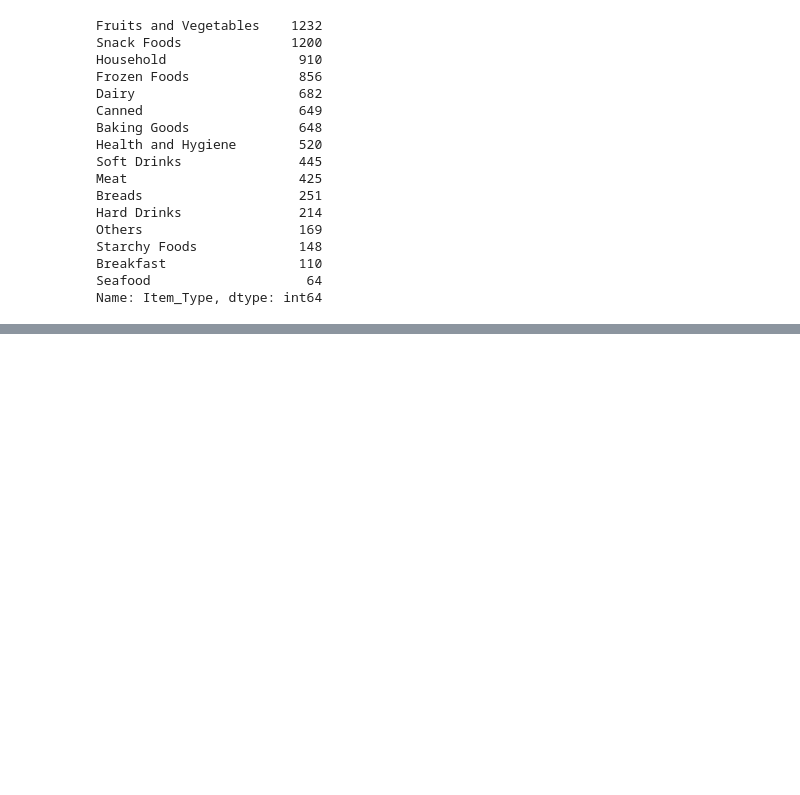
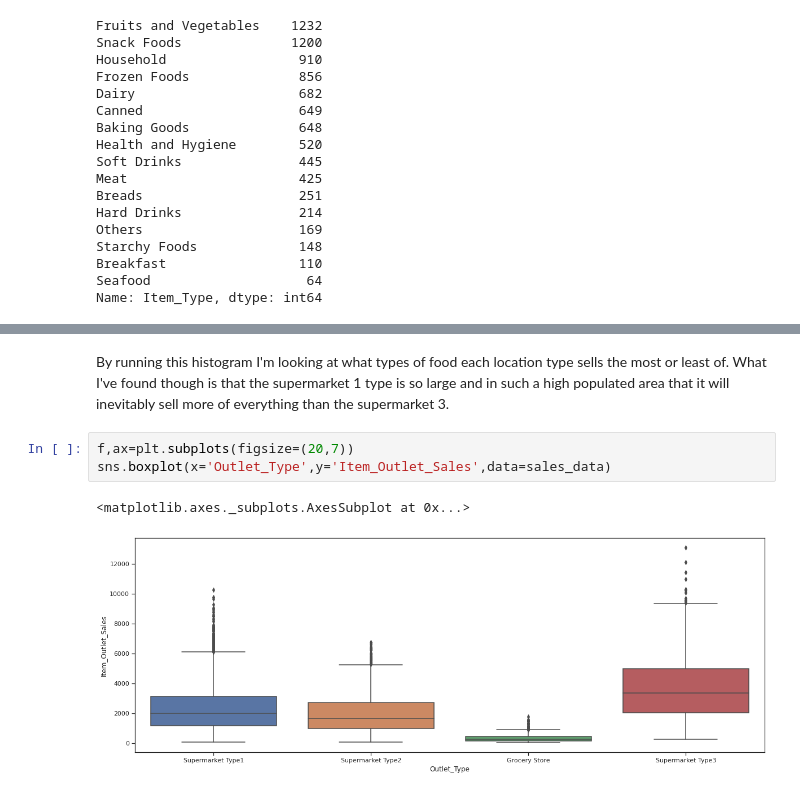
Before and after one commit to meburns2011/Food-Sales-Predictions, a Jupyter notebook: Food_Sales_Predictions.ipynb, the cells around one changed output, grey strips where cells are left out. Drawn from its saved outputs; the diff is of its cells as text; blank space fills up the shorter version.

```diff
--- a/Food_Sales_Predictions.ipynb
+++ b/Food_Sales_Predictions.ipynb
@@ -268,0 +313,8 @@ Name: Item_Type, dtype: int64
+# %% [markdown]
+By running this histogram I'm looking at what types of food each location type sells the most or least of. What I've found though is that the supermarket 1 type is so large and in such a high populated area that it will inevitably sell more of everything than the supermarket 3.
+# %%
+f,ax=plt.subplots(figsize=(20,7))
+sns.boxplot(x='Outlet_Type',y='Item_Outlet_Sales',data=sales_data)
+# %% [output]
+<matplotlib.axes._subplots.AxesSubplot at 0x...>
+[figure, added]
```
Also changed, not shown: parts of 13 cells of this notebook.
